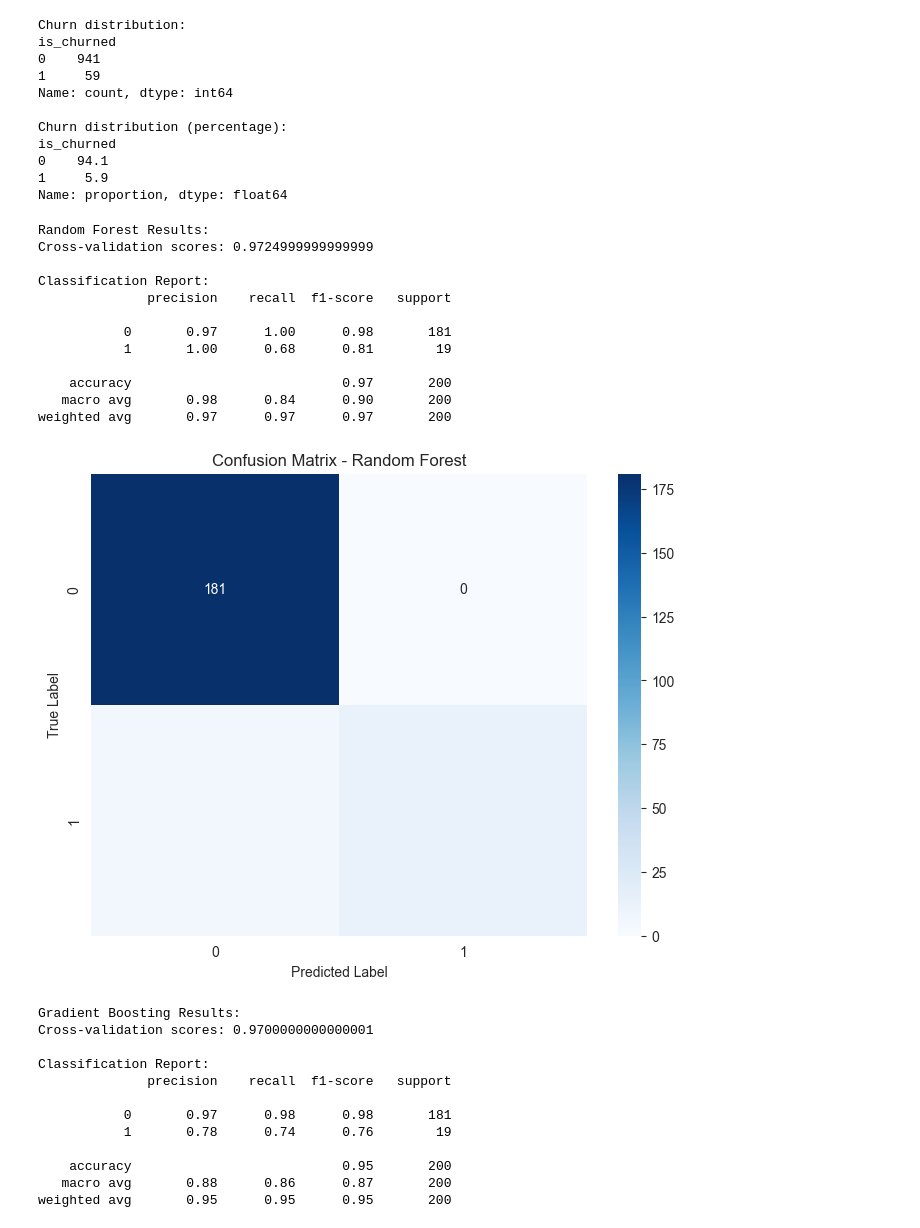
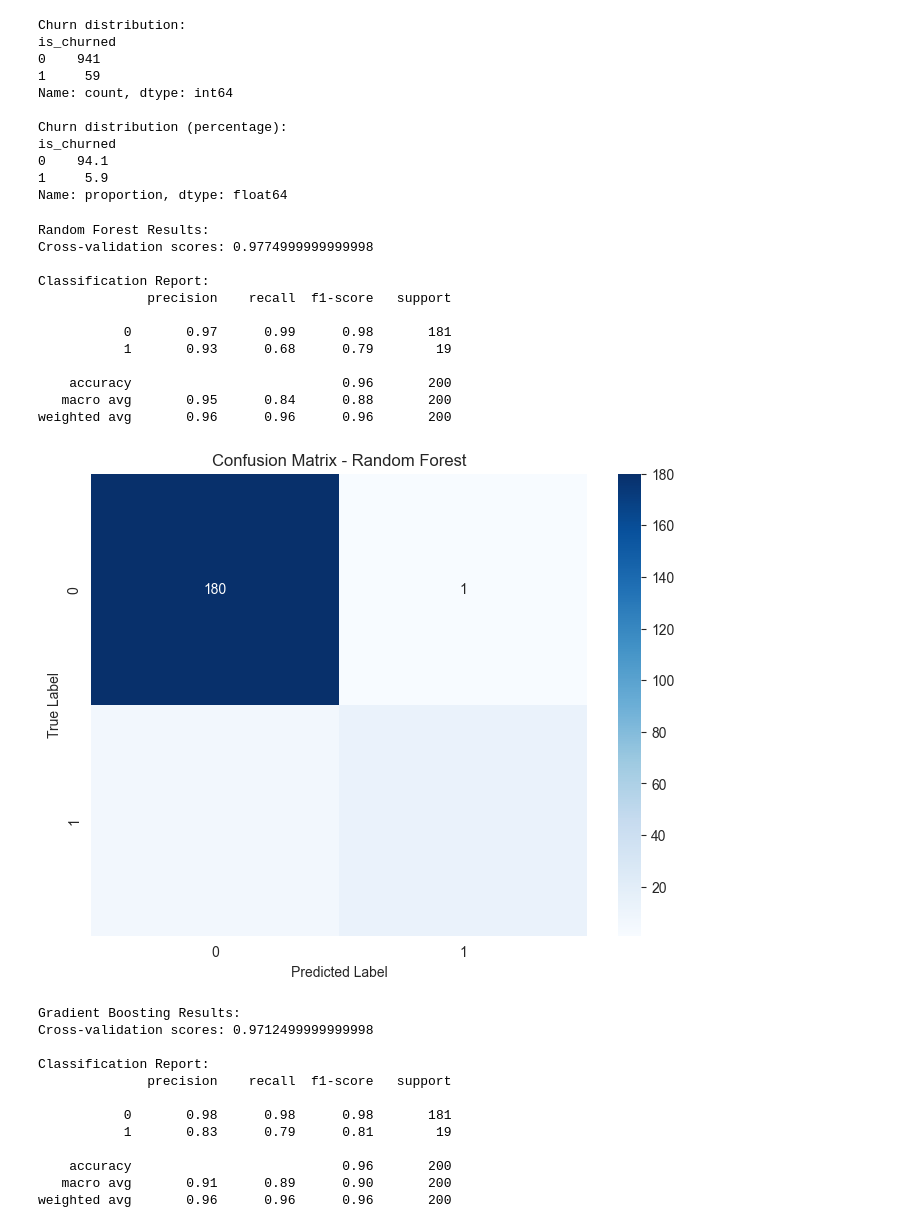
Before and after one commit to HopeyCodeDS/bandit-games-ml-analytics, a Jupyter notebook: NewPredictionSystem/notebooks/player_churn.ipynb, the cells around one changed output. Cells and saved outputs as stored; diff of their text form; code cells hidden in the pictures.

```diff
--- a/NewPredictionSystem/notebooks/player_churn.ipynb
+++ b/NewPredictionSystem/notebooks/player_churn.ipynb
@@ -82,13 +88,15 @@ Name: proportion, dtype: float64
 # Convert categorical variables - use separate encoders
 gender_encoder = LabelEncoder()
 country_encoder = LabelEncoder()
+game_encoder = LabelEncoder()
 
 df['gender_encoded'] = gender_encoder.fit_transform(df['gender'])
 df['country_encoded'] = country_encoder.fit_transform(df['country'])
+df['game_encoded'] = game_encoder.fit_transform(df['game_name'])
 
 # Select features for churn prediction
-features = ['total_games_played', 'win_ratio', 'total_time_played_minutes',
-            'gender_encoded', 'country_encoded', 'age']
+features = ['total_games_played', 'win_ratio', 'total_time_played_minutes', 'total_moves',
+            'gender_encoded', 'country_encoded','game_encoded', 'age']
 
 X = df[features]
 y = df['is_churned']
@@ -117,52 +125,53 @@ for name, model in models.items():
 
     # Make predictions
     y_pred = model.predict(X_test_scaled)
 
     # Store results
     results[name] = {
-        'Classification Report': classification_report(y_test, y_pred),
+        'Classification Report': classification_report(y_test, y_pred, zero_division=0),
         'Confusion Matrix': confusion_matrix(y_test, y_pred)
     }
+
     # Cross-validation score
     cv_scores = cross_val_score(model, X_train_scaled, y_train, cv=5)
     results[name]['CV Scores'] = cv_scores
     print(f"\n{name} Results:")
     print("Cross-validation scores:", cv_scores.mean())
     print("\nClassification Report:")
     print(results[name]['Classification Report'])
 
     # Plot confusion matrix
     plt.figure(figsize=(8, 6))
     sns.heatmap(results[name]['Confusion Matrix'], annot=True, fmt='d', cmap='Blues')
     plt.title(f'Confusion Matrix - {name}')
     plt.ylabel('True Label')
     plt.xlabel('Predicted Label')
     plt.show()
 # %% [output]
 Random Forest Results:
-Cross-validation scores: 0.9724999999999999
+Cross-validation scores: 0.9774999999999998
 
 Classification Report:
               precision    recall  f1-score   support
 
-           0       0.97      1.00      0.98       181
-           1       1.00      0.68      0.81        19
+           0       0.97      0.99      0.98       181
+           1       0.93      0.68      0.79        19
 
-    accuracy                           0.97       200
-   macro avg       0.98      0.84      0.90       200
-weighted avg       0.97      0.97      0.97       200
+    accuracy                           0.96       200
+   macro avg       0.95      0.84      0.88       200
+weighted avg       0.96      0.96      0.96       200
-[figure, old version]
+[figure, new version]
 Gradient Boosting Results:
-Cross-validation scores: 0.9700000000000001
+Cross-validation scores: 0.9712499999999998
 
 Classification Report:
               precision    recall  f1-score   support
 
-           0       0.97      0.98      0.98       181
-           1       0.78      0.74      0.76        19
+           0       0.98      0.98      0.98       181
+           1       0.83      0.79      0.81        19
 
-    accuracy                           0.95       200
-   macro avg       0.88      0.86      0.87       200
-weighted avg       0.95      0.95      0.95       200
+    accuracy                           0.96       200
+   macro avg       0.91      0.89      0.90       200
+weighted avg       0.96      0.96      0.96       200
 [figure]
 Logistic Regression Results:
```
Also changed, not shown: parts of 15 cells of this notebook.
